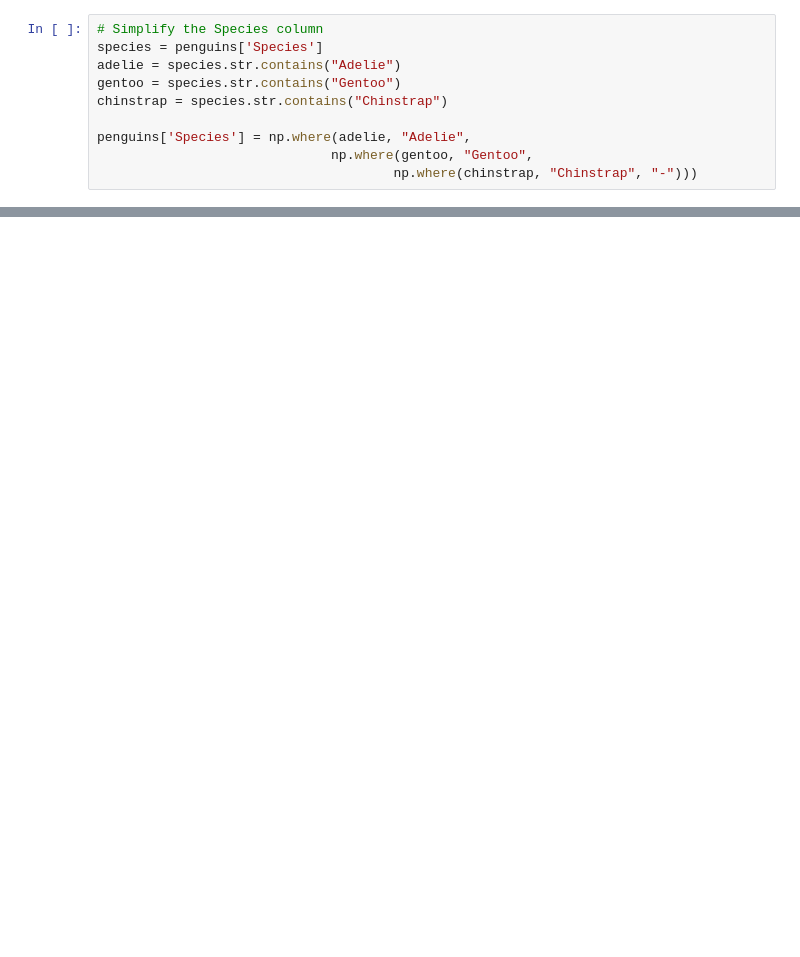
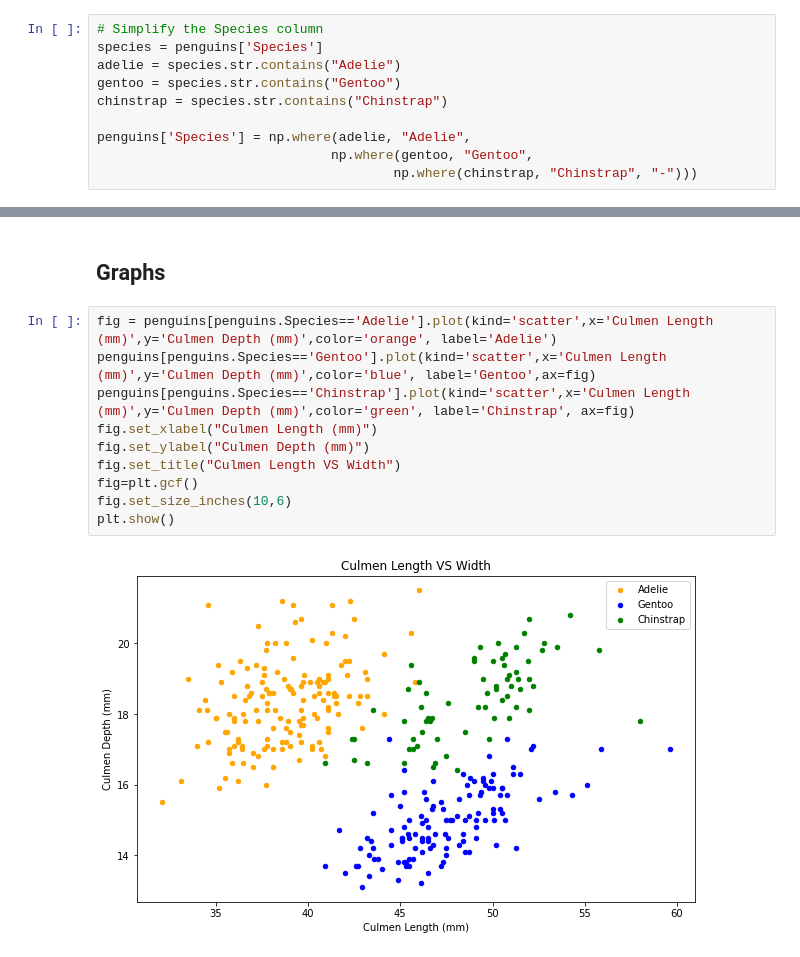
Before and after one commit to zobiejrz/palmer-penguin-classification, a Jupyter notebook: notebooks/Classifier.ipynb, the cells around one changed output, grey strips where cells are left out. Cells and saved outputs as stored; diff of their text form; blank space fills up the shorter version.

```diff
--- a/notebooks/Classifier.ipynb
+++ b/notebooks/Classifier.ipynb
@@ -60,0 +66,14 @@ penguins.head(5)
+# %% [markdown]
+## Graphs
+# %%
+fig = penguins[penguins.Species=='Adelie'].plot(kind='scatter',x='Culmen Length (mm)',y='Culmen Depth (mm)',color='orange', label='Adelie')
+penguins[penguins.Species=='Gentoo'].plot(kind='scatter',x='Culmen Length (mm)',y='Culmen Depth (mm)',color='blue', label='Gentoo',ax=fig)
+penguins[penguins.Species=='Chinstrap'].plot(kind='scatter',x='Culmen Length (mm)',y='Culmen Depth (mm)',color='green', label='Chinstrap', ax=fig)
+fig.set_xlabel("Culmen Length (mm)")
+fig.set_ylabel("Culmen Depth (mm)")
+fig.set_title("Culmen Length VS Width")
+fig=plt.gcf()
+fig.set_size_inches(10,6)
+plt.show()
+# %% [output]
+[figure, added]
```
Also changed, not shown: parts of 29 cells of this notebook.
